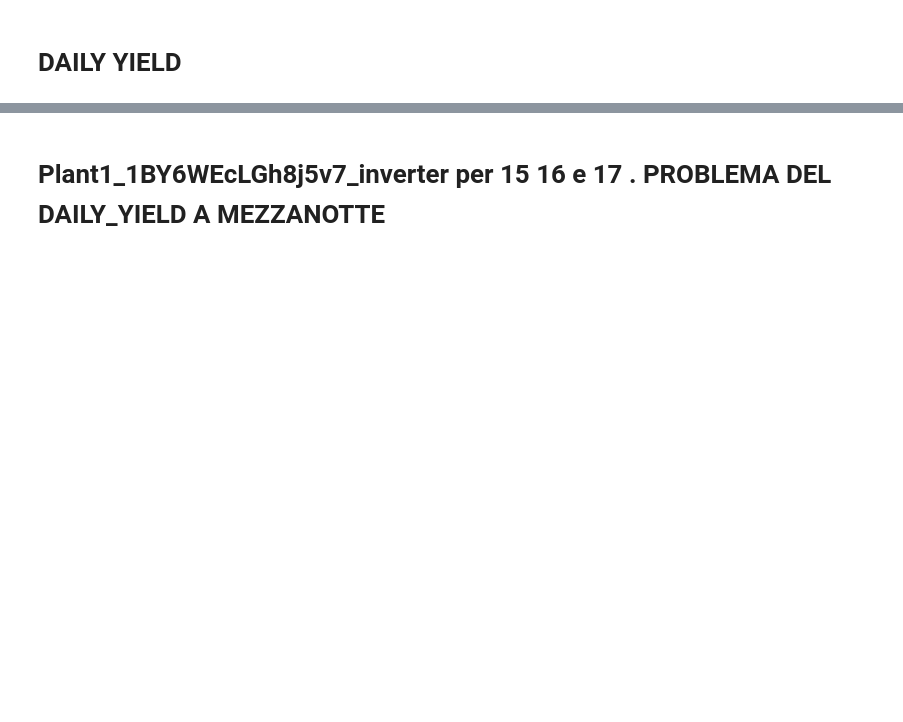
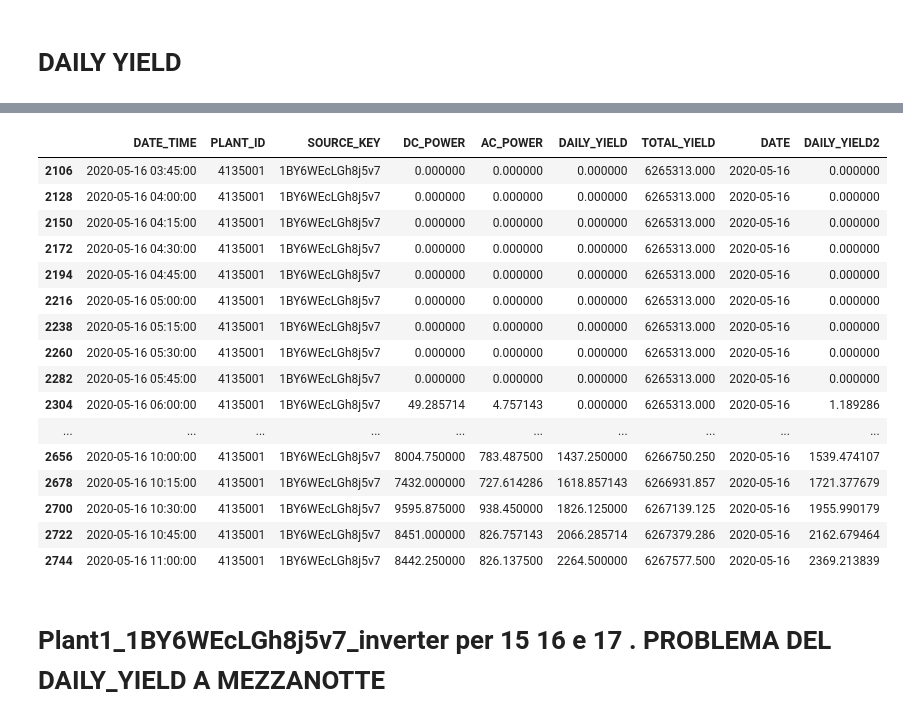
Before and after one commit to Christian-Braga/energy_forecast_ML, a Jupyter notebook: Losa_test.ipynb, the cells around one changed output, grey strips where cells are left out. Drawn from its saved outputs; the diff is of its cells as text; code cells hidden in the pictures; blank space fills up the shorter version.

```diff
--- a/Losa_test.ipynb
+++ b/Losa_test.ipynb
@@ -299,3 +452,23 @@ Plant_1_Gen = Plant_1_Generation_Data.copy()
+# %%
+Plant_1_Gen[100:130]
+# %% [output]
+|  | DATE_TIME | PLANT_ID | SOURCE_KEY | DC_POWER | AC_POWER | DAILY_YIELD | TOTAL_YIELD | DATE | DAILY_YIELD2 |
+| 2106 | 2020-05-16 03:45:00 | 4135001 | 1BY6WEcLGh8j5v7 | 0.000000 | 0.000000 | 0.000000 | 6265313.000 | 2020-05-16 | 0.000000 |
+| 2128 | 2020-05-16 04:00:00 | 4135001 | 1BY6WEcLGh8j5v7 | 0.000000 | 0.000000 | 0.000000 | 6265313.000 | 2020-05-16 | 0.000000 |
+| 2150 | 2020-05-16 04:15:00 | 4135001 | 1BY6WEcLGh8j5v7 | 0.000000 | 0.000000 | 0.000000 | 6265313.000 | 2020-05-16 | 0.000000 |
+| 2172 | 2020-05-16 04:30:00 | 4135001 | 1BY6WEcLGh8j5v7 | 0.000000 | 0.000000 | 0.000000 | 6265313.000 | 2020-05-16 | 0.000000 |
+| 2194 | 2020-05-16 04:45:00 | 4135001 | 1BY6WEcLGh8j5v7 | 0.000000 | 0.000000 | 0.000000 | 6265313.000 | 2020-05-16 | 0.000000 |
+| 2216 | 2020-05-16 05:00:00 | 4135001 | 1BY6WEcLGh8j5v7 | 0.000000 | 0.000000 | 0.000000 | 6265313.000 | 2020-05-16 | 0.000000 |
+| 2238 | 2020-05-16 05:15:00 | 4135001 | 1BY6WEcLGh8j5v7 | 0.000000 | 0.000000 | 0.000000 | 6265313.000 | 2020-05-16 | 0.000000 |
+| 2260 | 2020-05-16 05:30:00 | 4135001 | 1BY6WEcLGh8j5v7 | 0.000000 | 0.000000 | 0.000000 | 6265313.000 | 2020-05-16 | 0.000000 |
+| 2282 | 2020-05-16 05:45:00 | 4135001 | 1BY6WEcLGh8j5v7 | 0.000000 | 0.000000 | 0.000000 | 6265313.000 | 2020-05-16 | 0.000000 |
+| 2304 | 2020-05-16 06:00:00 | 4135001 | 1BY6WEcLGh8j5v7 | 49.285714 | 4.757143 | 0.000000 | 6265313.000 | 2020-05-16 | 1.189286 |
+| ... | ... | ... | ... | ... | ... | ... | ... | ... | ... |
+| 2656 | 2020-05-16 10:00:00 | 4135001 | 1BY6WEcLGh8j5v7 | 8004.750000 | 783.487500 | 1437.250000 | 6266750.250 | 2020-05-16 | 1539.474107 |
+| 2678 | 2020-05-16 10:15:00 | 4135001 | 1BY6WEcLGh8j5v7 | 7432.000000 | 727.614286 | 1618.857143 | 6266931.857 | 2020-05-16 | 1721.377679 |
+| 2700 | 2020-05-16 10:30:00 | 4135001 | 1BY6WEcLGh8j5v7 | 9595.875000 | 938.450000 | 1826.125000 | 6267139.125 | 2020-05-16 | 1955.990179 |
+| 2722 | 2020-05-16 10:45:00 | 4135001 | 1BY6WEcLGh8j5v7 | 8451.000000 | 826.757143 | 2066.285714 | 6267379.286 | 2020-05-16 | 2162.679464 |
+| 2744 | 2020-05-16 11:00:00 | 4135001 | 1BY6WEcLGh8j5v7 | 8442.250000 | 826.137500 | 2264.500000 | 6267577.500 | 2020-05-16 | 2369.213839 |
 # %% [markdown]
 # Plant1_1BY6WEcLGh8j5v7_inverter per 15 16 e 17 . PROBLEMA DEL DAILY_YIELD A MEZZANOTTE
 # %%
```
Also changed, not shown: parts of 11 cells of this notebook.
